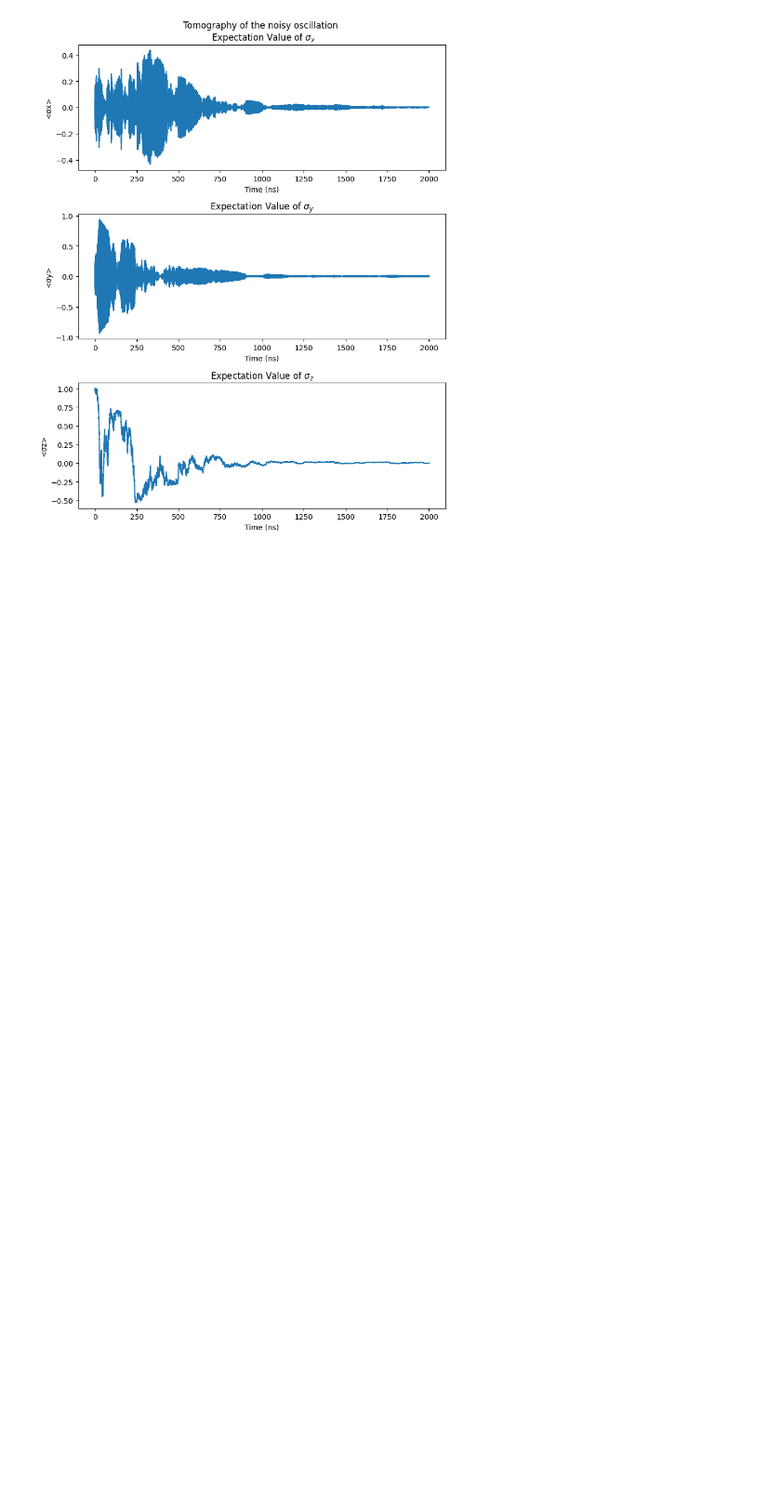
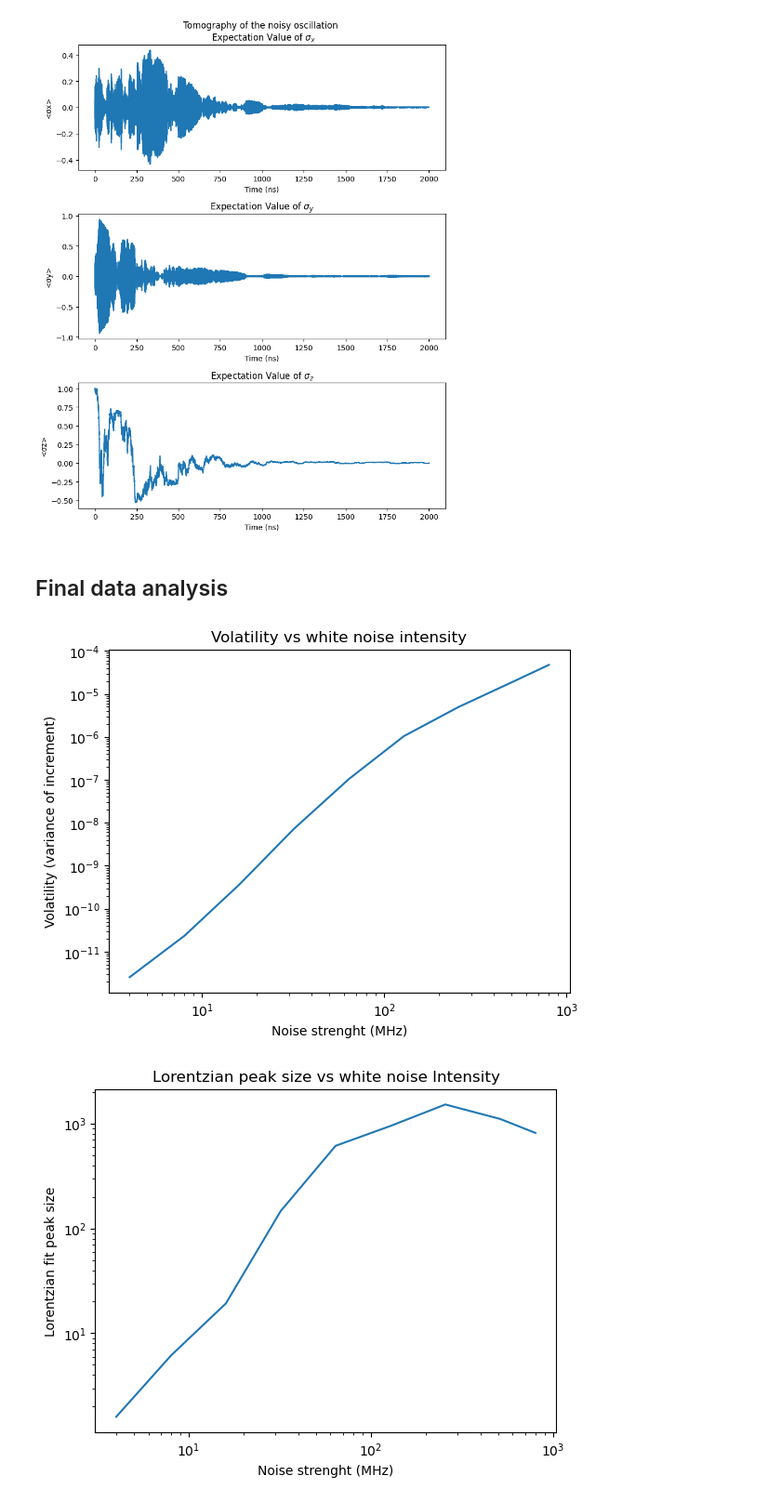
Before and after one commit to Danielgb23/superconducting_qubit_3, a Jupyter notebook: lorentzian_white_noise.ipynb, the cells around one changed output. Shown at 93% size. Drawn from its saved outputs; the diff is of its cells as text; code cells hidden in the pictures; blank space fills up the shorter version.

```diff
--- a/lorentzian_white_noise.ipynb
+++ b/lorentzian_white_noise.ipynb
@@ -399,3 +407,24 @@ std of increments (volatility): 4.741588506921244e-05
 plot_tomography(t, res)
 # %% [output]
 [figure]
+# %% [markdown]
+## Final data analysis
+# %%
+Ed=np.array([0.004,0.008,0.016,0.032,0.064,0.128,0.256,0.512,0.8])
+vol=[2.55E-12,2.35E-11,3.66E-10,7.33E-09,1.05E-07,1.04E-06,4.98E-06,1.95E-05,4.74E-05,]
+amp=[1.6,6.15,19.27,146.58,612.25,945.99,1515.48,1103.67,811.91,]
+plt.loglog(Ed*1000,vol)
+plt.xlabel("Noise strenght (MHz)")
+plt.ylabel("Volatility (variance of increment)")
+plt.title("Volatility vs white noise intensity")
+
+plt.show()
+plt.xlabel("Noise strenght (MHz)")
+plt.ylabel("Lorentzian fit peak size")
+plt.title("Lorentzian peak size vs white noise Intensity")
+
+plt.loglog(Ed*1000,amp)
+plt.show()
+# %% [output]
+[figure, added]
+[figure, added]
```
Also changed, not shown: parts of 4 cells of this notebook, 1 other file.
